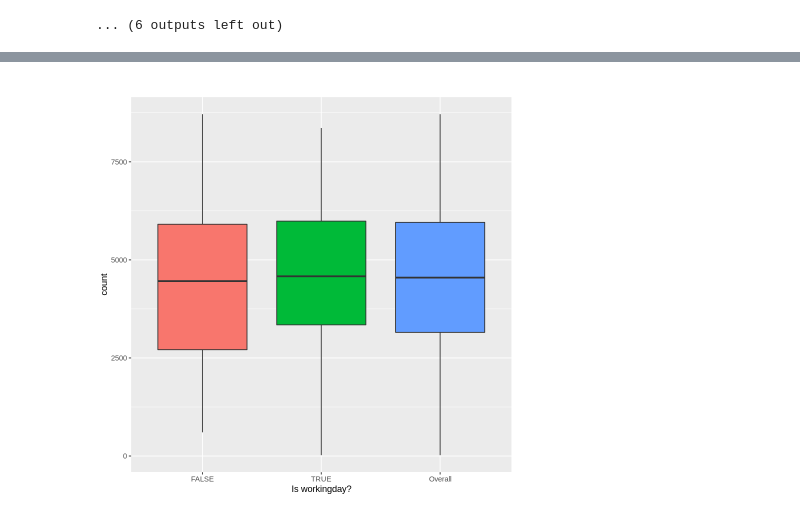
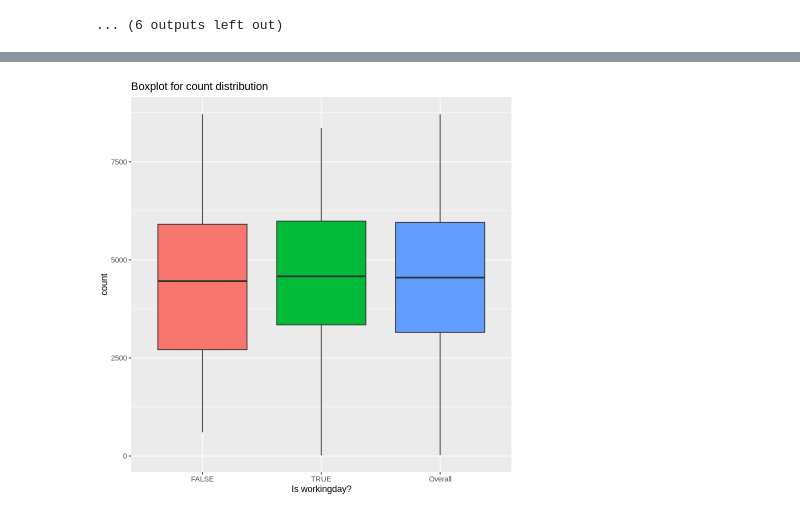
Before and after one commit to Sparsh16/STAT-201-Group-Project, a Jupyter notebook: code/code.ipynb, the cells around one changed output, grey strips where cells are left out. Saved outputs shown, nothing was run; the diff lists cells and outputs as text; code cells hidden in the pictures.

```diff
--- a/code/code.ipynb
+++ b/code/code.ipynb
@@ -193,19 +191,19 @@ notHoliday_BikeSharingData_hist
 # %%
 # Section 1
 # Part 2 - continue
 # visualization - Boxplot
 
 ggplot(
     rbind(BikeSharingData, BikeSharingData %>% mutate(isworkingday="Overall")),
     aes(x=isworkingday, y=cnt, fill=isworkingday)) +
     geom_boxplot() +
     theme(legend.position="none",) +
     labs(x="Is workingday?",
          y="count",
          fill = "") +
-    ggtitle("")
+    ggtitle("Boxplot for count distribution")
 # %% [output]
-[figure, old version]
+[figure, new version]
 # %%
 # Section 2
 # Get confidence interval for mean (all) from bootstrapping
```
Also changed, not shown: parts of 5 cells of this notebook.
